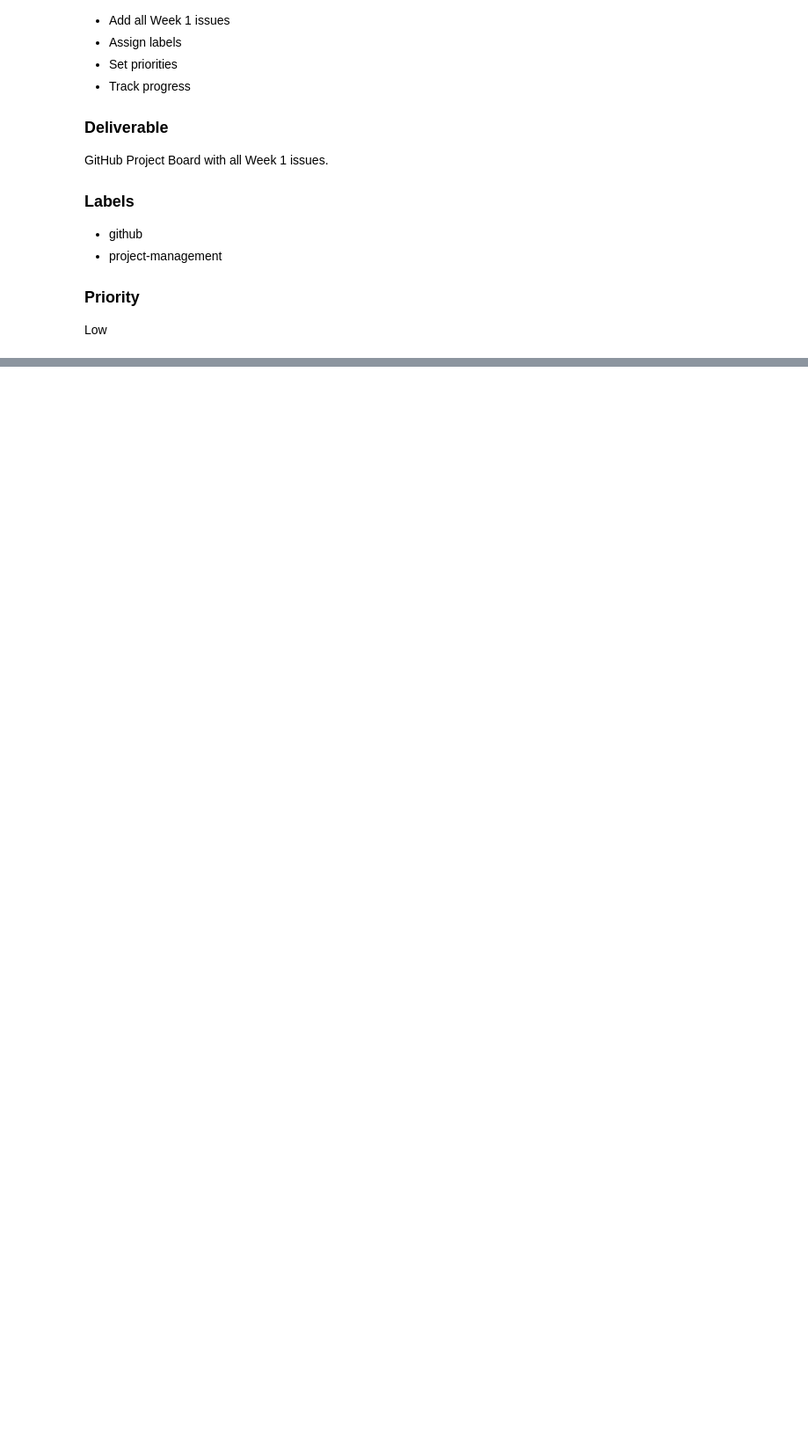
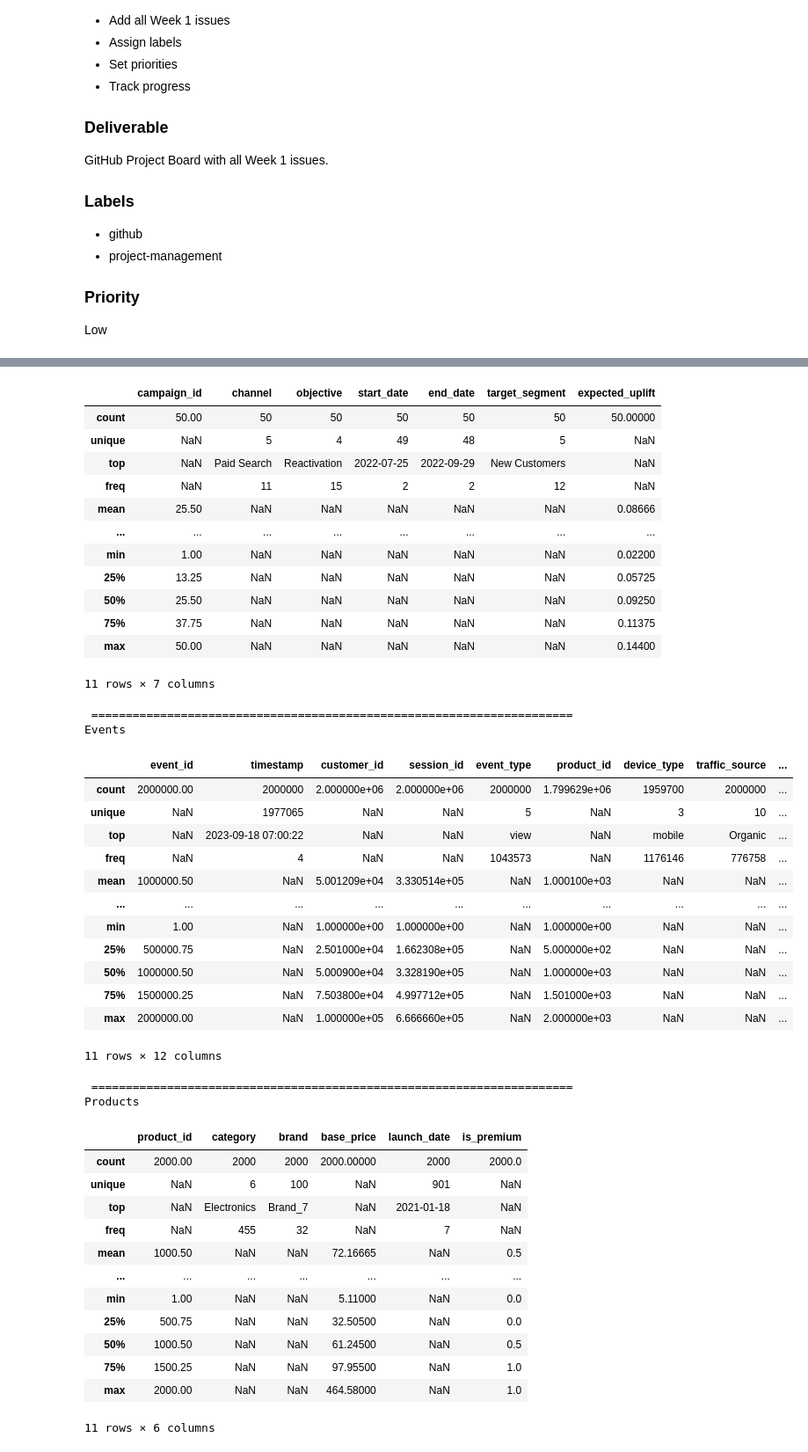
Before and after one commit to kalanidy/Infotact_intern_project1, a Jupyter notebook: Week1_member_c.ipynb, the cells around one changed output, grey strips where cells are left out. Shown at 88% size. Cells and saved outputs as stored; diff of their text form; code cells hidden in the pictures; blank space fills up the shorter version.

```diff
--- a/Week1_member_c.ipynb
+++ b/Week1_member_c.ipynb
@@ -324,0 +351,6 @@ Low
+# %%
+customers = pd.read_csv(r"A:\Multi-Touch Marketing Attribution\campaigns.csv")
+campaigns = pd.read_csv(r"A:\Multi-Touch Marketing Attribution\campaigns.csv")
+events = pd.read_csv(r"A:\Multi-Touch Marketing Attribution\events.csv")
+products = pd.read_csv(r"A:\Multi-Touch Marketing Attribution\products.csv")
+transactions = pd.read_csv(r"A:\Multi-Touch Marketing Attribution\transactions.csv")
@@ -324,0 +389,11 @@ Low
+# %%
+datasets = {
+    "Customers": customers,
+    "Campaigns": campaigns,
+    "Events": events,
+    "Products": products,
+    "Transactions": transactions
+}
+
+for name, df in datasets.items():
+    print(f"{name}: {df.shape}")
@@ -324,0 +410,6 @@ Low
+# %%
+for name, df in datasets.items():
+    print("="*70)
+    print(name)
+    print("="*70)
+    df.info()
@@ -324,0 +438,3 @@ Low
+# %%
+for name, df in datasets.items():
+    print(f"{name}: {df.duplicated().sum()} duplicate rows")
@@ -324,0 +451,6 @@ Low
+# %%
+for name, df in datasets.items():
+    print("\n", "="*70)
+    print(name)
+    display(df.describe(include="all"))
+# %% [output]
@@ -324,0 +474,43 @@ Low
+|  | campaign_id | channel | objective | start_date | end_date | target_segment | expected_uplift |
+| count | 50.00 | 50 | 50 | 50 | 50 | 50 | 50.00000 |
+| unique | NaN | 5 | 4 | 49 | 48 | 5 | NaN |
+| top | NaN | Paid Search | Reactivation | 2022-07-25 | 2022-09-29 | New Customers | NaN |
+| freq | NaN | 11 | 15 | 2 | 2 | 12 | NaN |
+| mean | 25.50 | NaN | NaN | NaN | NaN | NaN | 0.08666 |
+| ... | ... | ... | ... | ... | ... | ... | ... |
+| min | 1.00 | NaN | NaN | NaN | NaN | NaN | 0.02200 |
+| 25% | 13.25 | NaN | NaN | NaN | NaN | NaN | 0.05725 |
+| 50% | 25.50 | NaN | NaN | NaN | NaN | NaN | 0.09250 |
+| 75% | 37.75 | NaN | NaN | NaN | NaN | NaN | 0.11375 |
+| max | 50.00 | NaN | NaN | NaN | NaN | NaN | 0.14400 |
+11 rows × 7 columns
+ ======================================================================
+Events
+|  | event_id | timestamp | customer_id | session_id | event_type | product_id | device_type | traffic_source | ... |
+| count | 2000000.00 | 2000000 | 2.000000e+06 | 2.000000e+06 | 2000000 | 1.799629e+06 | 1959700 | 2000000 | ... |
+| unique | NaN | 1977065 | NaN | NaN | 5 | NaN | 3 | 10 | ... |
+| top | NaN | 2023-09-18 07:00:22 | NaN | NaN | view | NaN | mobile | Organic | ... |
+| freq | NaN | 4 | NaN | NaN | 1043573 | NaN | 1176146 | 776758 | ... |
+| mean | 1000000.50 | NaN | 5.001209e+04 | 3.330514e+05 | NaN | 1.000100e+03 | NaN | NaN | ... |
+| ... | ... | ... | ... | ... | ... | ... | ... | ... | ... |
+| min | 1.00 | NaN | 1.000000e+00 | 1.000000e+00 | NaN | 1.000000e+00 | NaN | NaN | ... |
+| 25% | 500000.75 | NaN | 2.501000e+04 | 1.662308e+05 | NaN | 5.000000e+02 | NaN | NaN | ... |
+| 50% | 1000000.50 | NaN | 5.000900e+04 | 3.328190e+05 | NaN | 1.000000e+03 | NaN | NaN | ... |
+| 75% | 1500000.25 | NaN | 7.503800e+04 | 4.997712e+05 | NaN | 1.501000e+03 | NaN | NaN | ... |
+| max | 2000000.00 | NaN | 1.000000e+05 | 6.666660e+05 | NaN | 2.000000e+03 | NaN | NaN | ... |
+11 rows × 12 columns
+ ======================================================================
+Products
+|  | product_id | category | brand | base_price | launch_date | is_premium |
+| count | 2000.00 | 2000 | 2000 | 2000.00000 | 2000 | 2000.0 |
+| unique | NaN | 6 | 100 | NaN | 901 | NaN |
+| top | NaN | Electronics | Brand_7 | NaN | 2021-01-18 | NaN |
+| freq | NaN | 455 | 32 | NaN | 7 | NaN |
+| mean | 1000.50 | NaN | NaN | 72.16665 | NaN | 0.5 |
+| ... | ... | ... | ... | ... | ... | ... |
+| min | 1.00 | NaN | NaN | 5.11000 | NaN | 0.0 |
+| 25% | 500.75 | NaN | NaN | 32.50500 | NaN | 0.0 |
+| 50% | 1000.50 | NaN | NaN | 61.24500 | NaN | 0.5 |
+| 75% | 1500.25 | NaN | NaN | 97.95500 | NaN | 1.0 |
+| max | 2000.00 | NaN | NaN | 464.58000 | NaN | 1.0 |
+11 rows × 6 columns
```
Also changed, not shown: parts of 17 cells of this notebook, 1 other file.
